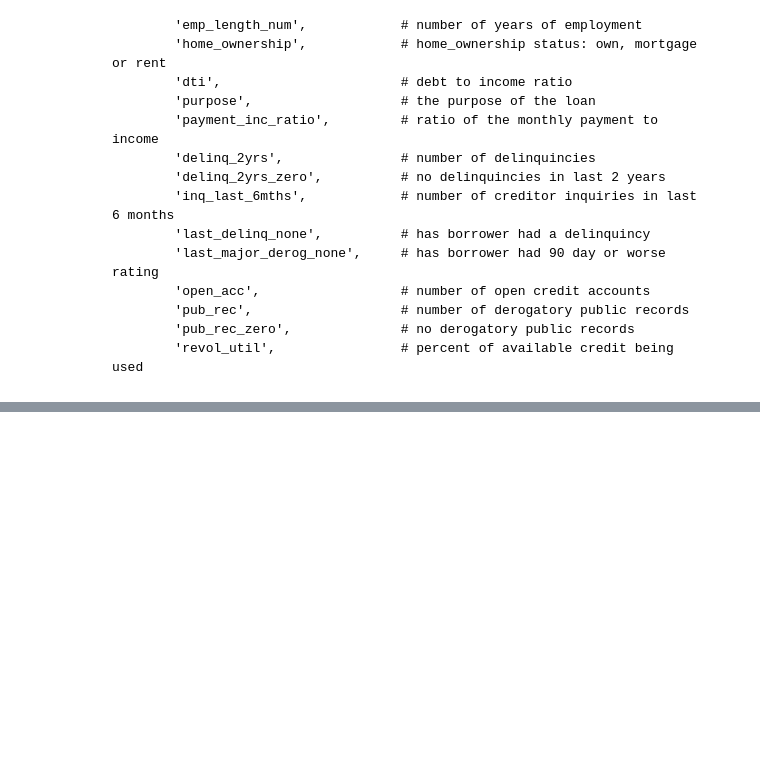
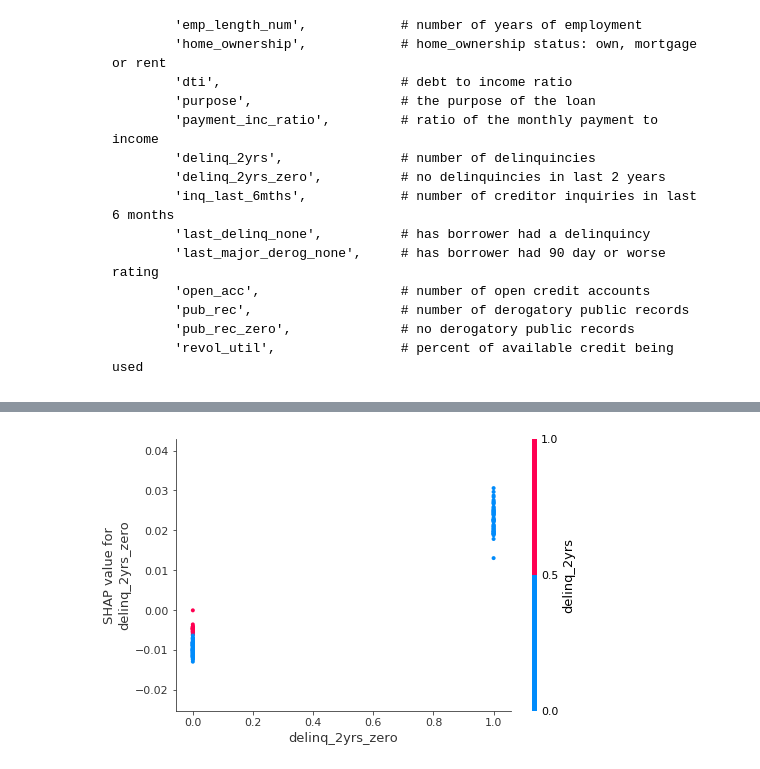
Before and after one commit to costefan/resp-ds-2019, a Jupyter notebook: interpretability/shap_library.ipynb, the cells around one changed output, grey strips where cells are left out. Cells and saved outputs as stored; diff of their text form; code cells hidden in the pictures; blank space fills up the shorter version.

```diff
--- a/interpretability/shap_library.ipynb
+++ b/interpretability/shap_library.ipynb
@@ -124,0 +148,4 @@ shap_values = explainer.shap_values(subsample)
+# %%
+shap.dependence_plot('delinq_2yrs_zero', shap_values[0], subsample, feature_names=df.columns)
+# %% [output]
+[figure, added]
```
Also changed, not shown: parts of 18 cells of this notebook, 1 other file.
